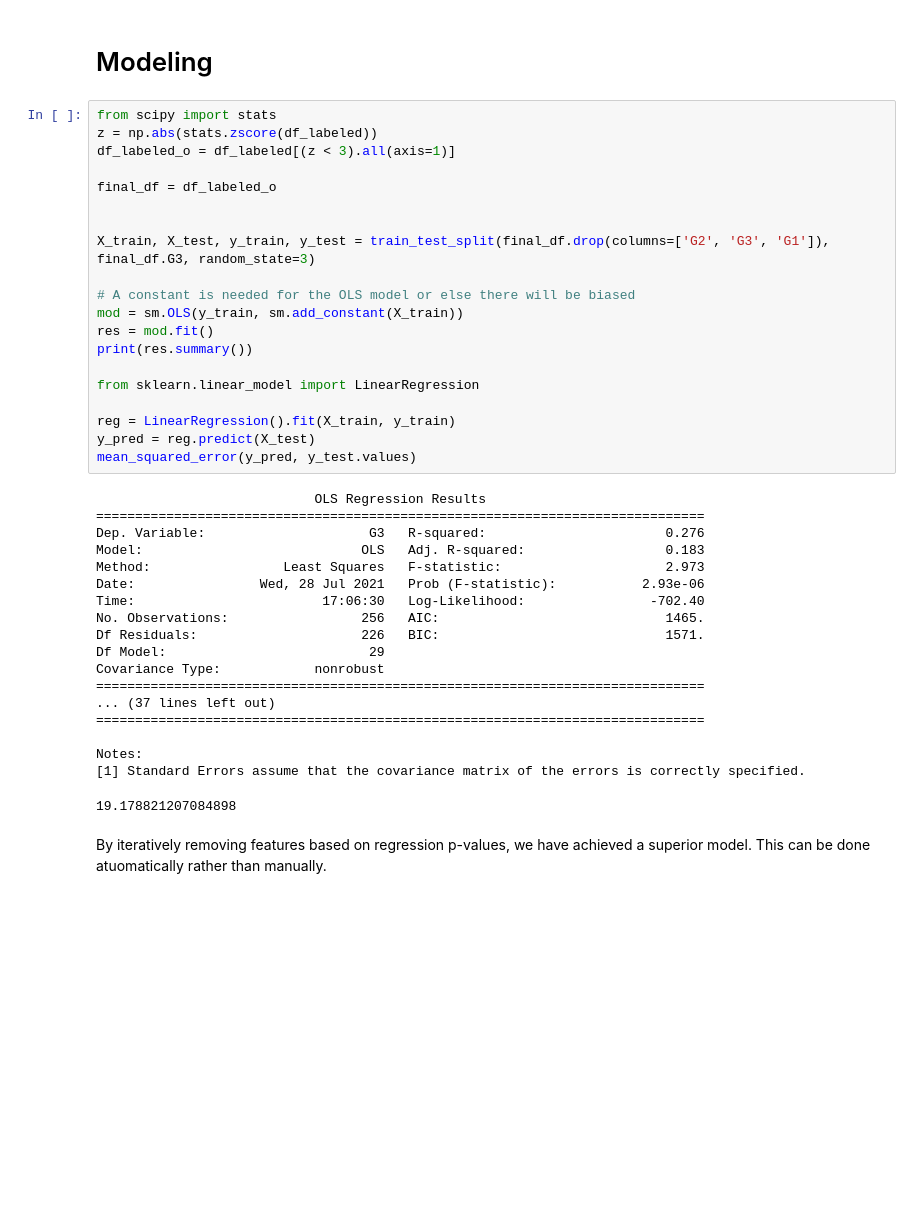
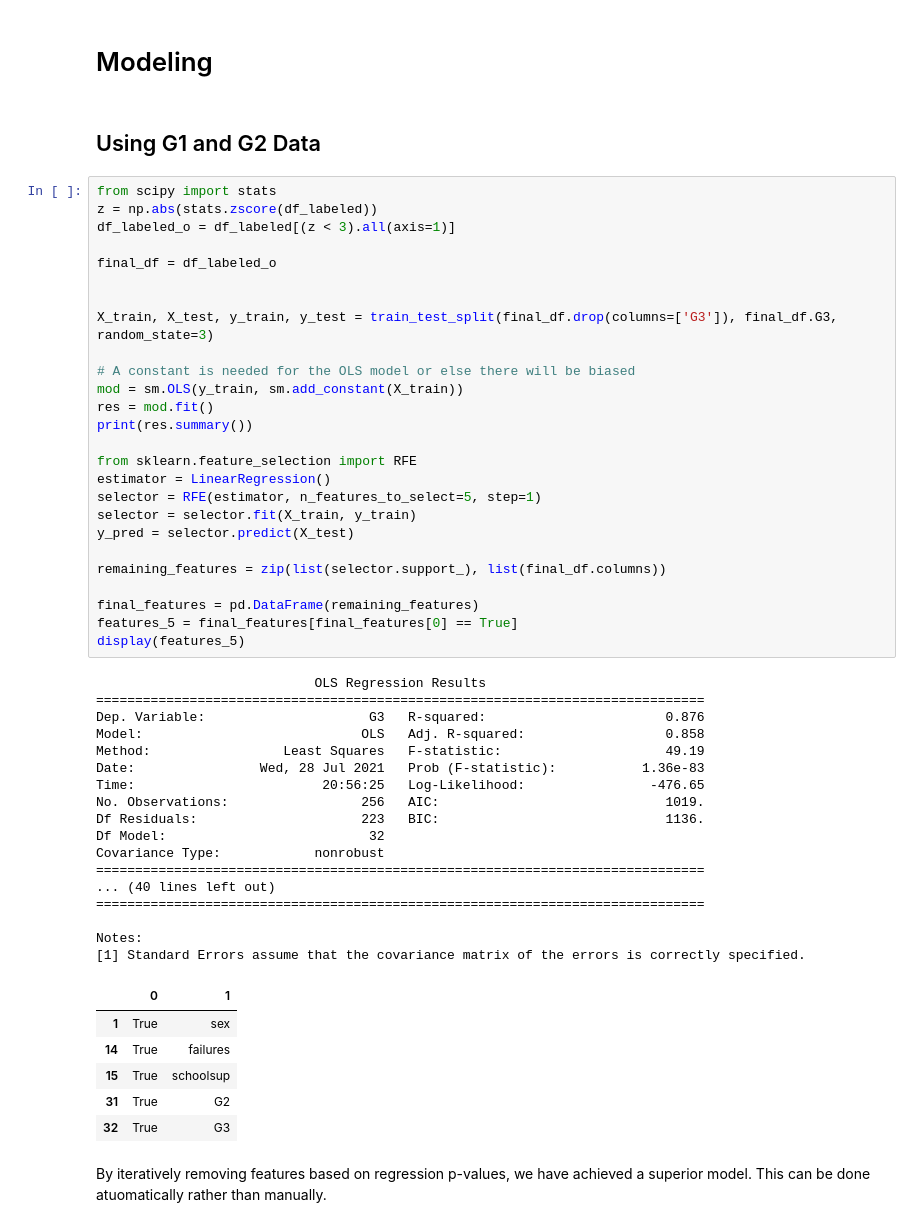
Before and after one commit to CamLadd/math_student_regression, a Jupyter notebook: math_grade_regression.ipynb, the cells around one changed output. Saved outputs shown, nothing was run; the diff lists cells and outputs as text; blank space fills up the shorter version.

```diff
--- a/math_grade_regression.ipynb
+++ b/math_grade_regression.ipynb
@@ -222,44 +224,57 @@ C(failures)    1013.761805    3.0  19.375812  1.052559e-11
 Residual       6575.005253  377.0        NaN           NaN
 # %% [markdown]
 # Modeling
+# %% [markdown]
+## Using G1 and G2 Data
 # %%
 from scipy import stats
 z = np.abs(stats.zscore(df_labeled))
 df_labeled_o = df_labeled[(z < 3).all(axis=1)]
 
 final_df = df_labeled_o
 
 
-X_train, X_test, y_train, y_test = train_test_split(final_df.drop(columns=['G2', 'G3', 'G1']), final_df.G3, random_state=3)
+X_train, X_test, y_train, y_test = train_test_split(final_df.drop(columns=['G3']), final_df.G3, random_state=3)
 
 # A constant is needed for the OLS model or else there will be biased
 mod = sm.OLS(y_train, sm.add_constant(X_train))
 res = mod.fit()
 print(res.summary())
 
-from sklearn.linear_model import LinearRegression
+from sklearn.feature_selection import RFE
+estimator = LinearRegression()
+selector = RFE(estimator, n_features_to_select=5, step=1)
+selector = selector.fit(X_train, y_train)
+y_pred = selector.predict(X_test)
 
-reg = LinearRegression().fit(X_train, y_train)
-y_pred = reg.predict(X_test)
-mean_squared_error(y_pred, y_test.values)
+remaining_features = zip(list(selector.support_), list(final_df.columns))
+
+final_features = pd.DataFrame(remaining_features)
+features_5 = final_features[final_features[0] == True]
+display(features_5)
 # %% [output]
                             OLS Regression Results
 ==============================================================================
-Dep. Variable:                     G3   R-squared:                       0.276
-Model:                            OLS   Adj. R-squared:                  0.183
-Method:                 Least Squares   F-statistic:                     2.973
-Date:                Wed, 28 Jul 2021   Prob (F-statistic):           2.93e-06
-Time:                        17:06:30   Log-Likelihood:                -702.40
-No. Observations:                 256   AIC:                             1465.
-Df Residuals:                     226   BIC:                             1571.
-Df Model:                          29
+Dep. Variable:                     G3   R-squared:                       0.876
+Model:                            OLS   Adj. R-squared:                  0.858
+Method:                 Least Squares   F-statistic:                     49.19
+Date:                Wed, 28 Jul 2021   Prob (F-statistic):           1.36e-83
+Time:                        20:56:25   Log-Likelihood:                -476.65
+No. Observations:                 256   AIC:                             1019.
+Df Residuals:                     223   BIC:                             1136.
+Df Model:                          32
 Covariance Type:            nonrobust
 ==============================================================================
-... (37 lines left out)
+... (40 lines left out)
 ==============================================================================
 
 Notes:
 [1] Standard Errors assume that the covariance matrix of the errors is correctly specified.
-19.178821207084898
+|  | 0 | 1 |
+| 1 | True | sex |
+| 14 | True | failures |
+| 15 | True | schoolsup |
+| 31 | True | G2 |
+| 32 | True | G3 |
 # %% [markdown]
 By iteratively removing features based on regression p-values, we have achieved a superior model. This can be done atuomatically rather than manually.
```
Also changed, not shown: parts of 10 cells of this notebook.
